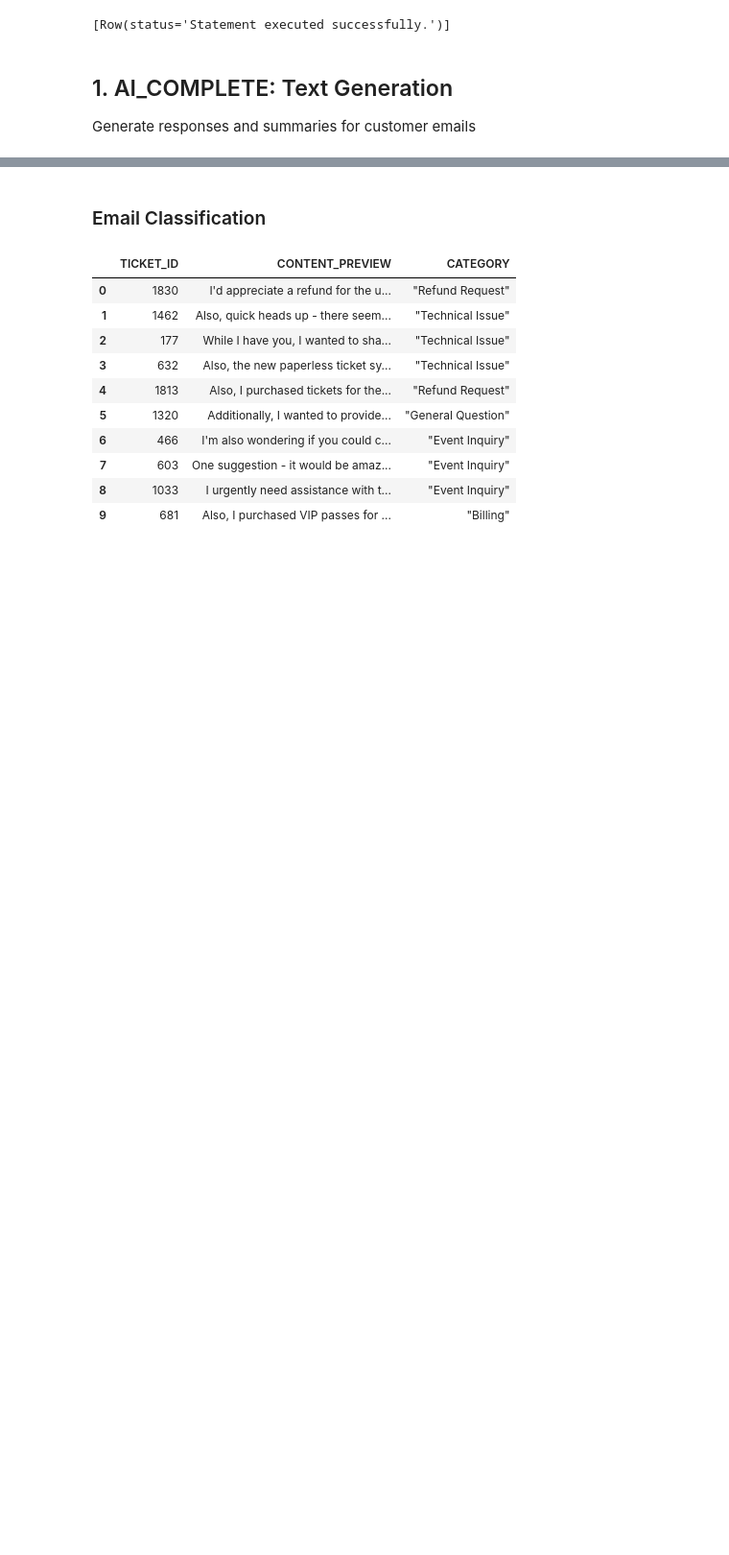
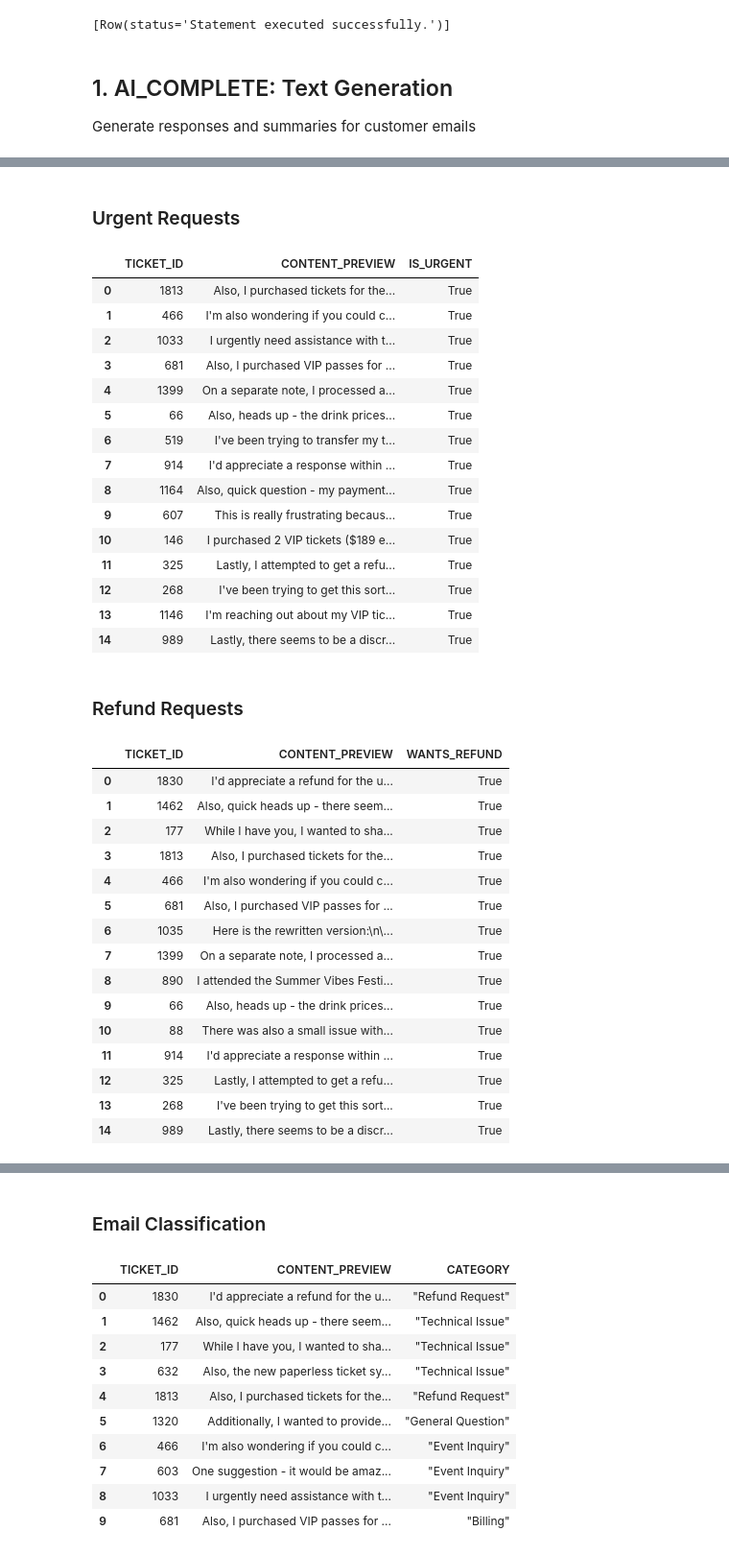
Before and after one commit to Snowflake-Labs/sfguide-getting-started-with-cortex-aisql, a Jupyter notebook: notebooks/01_text_analytics.ipynb, the cells around one changed output, grey strips where cells are left out. Shown at 96% size. Saved outputs shown, nothing was run; the diff lists cells and outputs as text; code cells hidden in the pictures; blank space fills up the shorter version.

```diff
--- a/notebooks/01_text_analytics.ipynb
+++ b/notebooks/01_text_analytics.ipynb
@@ -91,0 +153,80 @@ display(df)
+# %%
+# Filter urgent requests
+sql = """
+SELECT
+    ticket_id,
+    SUBSTR(content, 1, 150) as content_preview,
+    AI_FILTER(PROMPT('Is this request urgent or time-sensitive? {0}', content)) as is_urgent
+FROM emails
+WHERE AI_FILTER(PROMPT('Is this request urgent or time-sensitive? {0}', content)) = TRUE
+LIMIT 15
+"""
+
+df_urgent = session.sql(sql).to_pandas()
+display(Markdown("### Urgent Requests"))
+display(df_urgent)
+
+# Filter refund requests
+sql = """
+SELECT
+    ticket_id,
+    SUBSTR(content, 1, 150) as content_preview,
+    AI_FILTER(PROMPT('Does the customer want a refund? {0}', content)) as wants_refund
+FROM emails
+WHERE AI_FILTER(PROMPT('Does the customer want a refund? {0}', content)) = TRUE
+LIMIT 15
+"""
+
+df_refund = session.sql(sql).to_pandas()
+display(Markdown("### Refund Requests"))
+display(df_refund)
+
+# Using AI_FILTER with PROMPT for more complex filtering
+sql = """
+SELECT
+    ticket_id,
+    SUBSTR(content, 1, 150) as content_preview,
+    AI_FILTER(PROMPT('Does this email mention technical issues or bugs? {0}', content)) as has_technical_issue
+FROM emails
+WHERE AI_FILTER(PROMPT('Does this email mention technical issues or bugs? {0}', content)) = TRUE
+LIMIT 15
+"""
+
+df_technical = session.sql(sql).to_pandas()
+display(Markdown("### Technical Issues"))
+display(df_technical)
+# %% [output]
+### Urgent Requests
+|  | TICKET_ID | CONTENT_PREVIEW | IS_URGENT |
+| 0 | 1813 | Also, I purchased tickets for the... | True |
+| 1 | 466 | I'm also wondering if you could c... | True |
+| 2 | 1033 | I urgently need assistance with t... | True |
+| 3 | 681 | Also, I purchased VIP passes for ... | True |
+| 4 | 1399 | On a separate note, I processed a... | True |
+| 5 | 66 | Also, heads up - the drink prices... | True |
+| 6 | 519 | I've been trying to transfer my t... | True |
+| 7 | 914 | I'd appreciate a response within ... | True |
+| 8 | 1164 | Also, quick question - my payment... | True |
+| 9 | 607 | This is really frustrating becaus... | True |
+| 10 | 146 | I purchased 2 VIP tickets ($189 e... | True |
+| 11 | 325 | Lastly, I attempted to get a refu... | True |
+| 12 | 268 | I've been trying to get this sort... | True |
+| 13 | 1146 | I'm reaching out about my VIP tic... | True |
+| 14 | 989 | Lastly, there seems to be a discr... | True |
+### Refund Requests
+|  | TICKET_ID | CONTENT_PREVIEW | WANTS_REFUND |
+| 0 | 1830 | I'd appreciate a refund for the u... | True |
+| 1 | 1462 | Also, quick heads up - there seem... | True |
+| 2 | 177 | While I have you, I wanted to sha... | True |
+| 3 | 1813 | Also, I purchased tickets for the... | True |
+| 4 | 466 | I'm also wondering if you could c... | True |
+| 5 | 681 | Also, I purchased VIP passes for ... | True |
+| 6 | 1035 | Here is the rewritten version:\n\... | True |
+| 7 | 1399 | On a separate note, I processed a... | True |
+| 8 | 890 | I attended the Summer Vibes Festi... | True |
+| 9 | 66 | Also, heads up - the drink prices... | True |
+| 10 | 88 | There was also a small issue with... | True |
+| 11 | 914 | I'd appreciate a response within ... | True |
+| 12 | 325 | Lastly, I attempted to get a refu... | True |
+| 13 | 268 | I've been trying to get this sort... | True |
+| 14 | 989 | Lastly, there seems to be a discr... | True |
```
Also changed, not shown: parts of 11 cells of this notebook, 4 other files.
